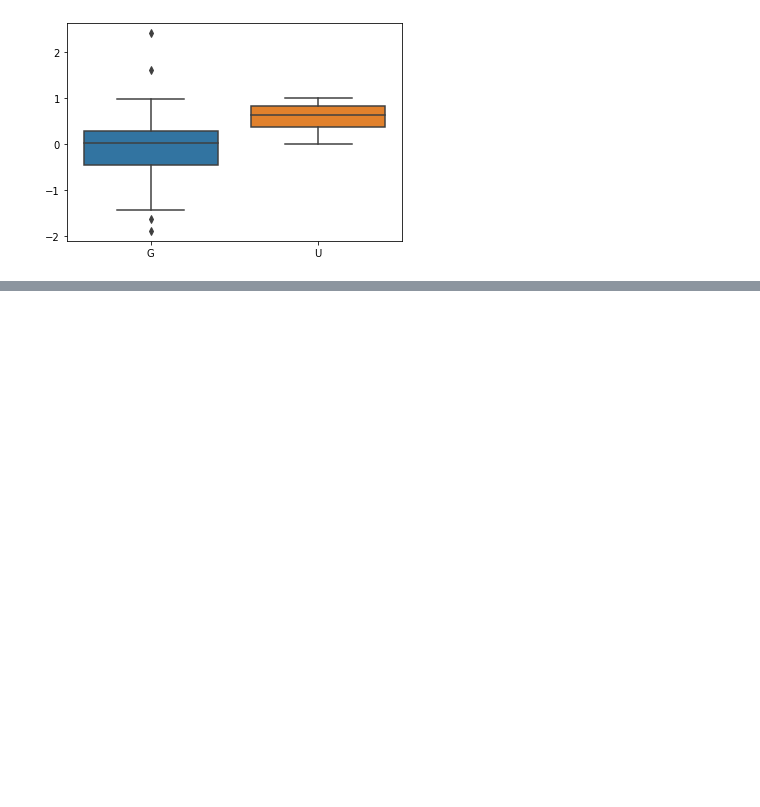
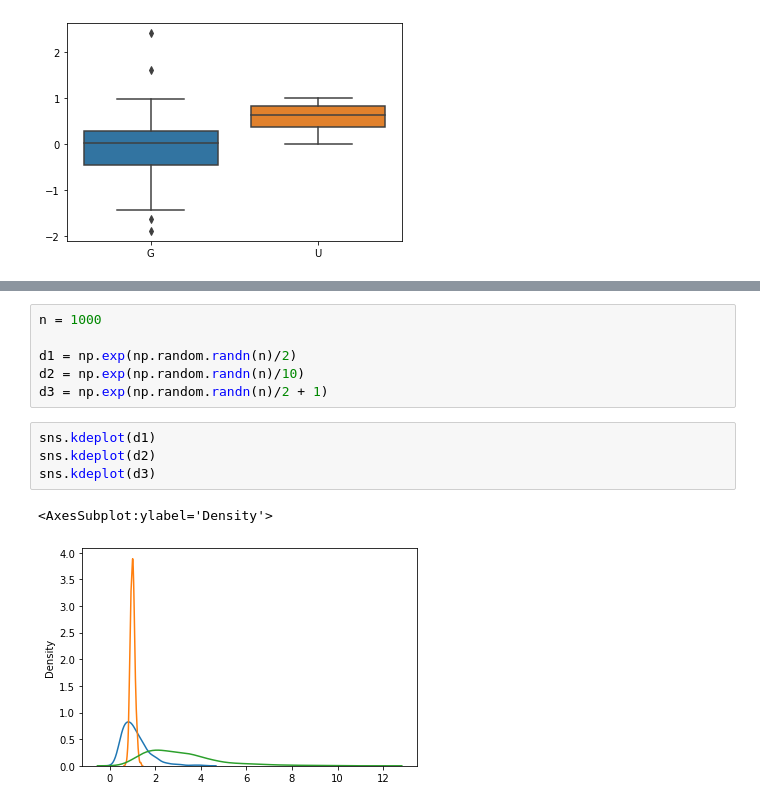
Before and after one commit to kelsklane/stat_practice, a Jupyter notebook: Practice_notebooks/Visualization Practice.ipynb, the cells around one changed output, grey strips where cells are left out. Saved outputs shown, nothing was run; the diff lists cells and outputs as text; blank space fills up the shorter version.

```diff
--- a/Practice_notebooks/Visualization Practice.ipynb
+++ b/Practice_notebooks/Visualization Practice.ipynb
@@ -94,0 +119,13 @@ sns.boxplot(data = df, orient = 'v');
+# %%
+n = 1000
+
+d1 = np.exp(np.random.randn(n)/2)
+d2 = np.exp(np.random.randn(n)/10)
+d3 = np.exp(np.random.randn(n)/2 + 1)
+# %%
+sns.kdeplot(d1)
+sns.kdeplot(d2)
+sns.kdeplot(d3)
+# %% [output]
+<AxesSubplot:ylabel='Density'>
+[figure, added]
```
Also changed, not shown: parts of 4 cells of this notebook.
